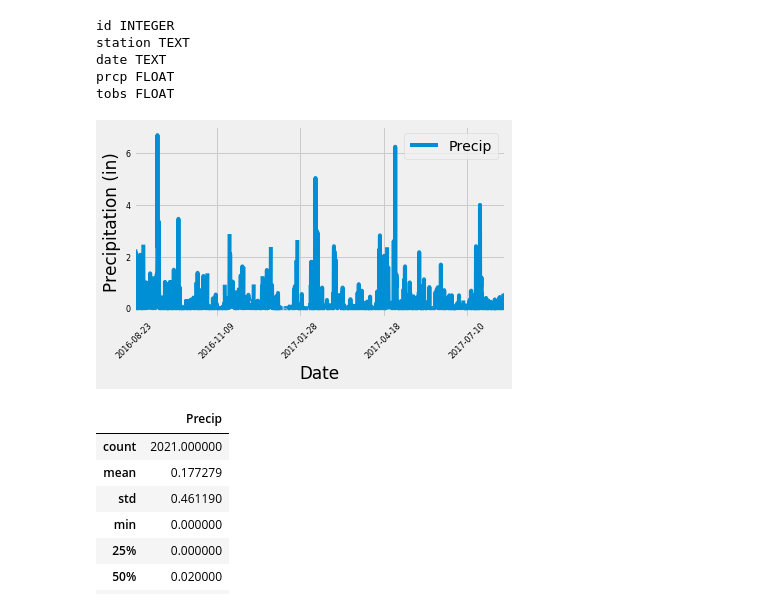
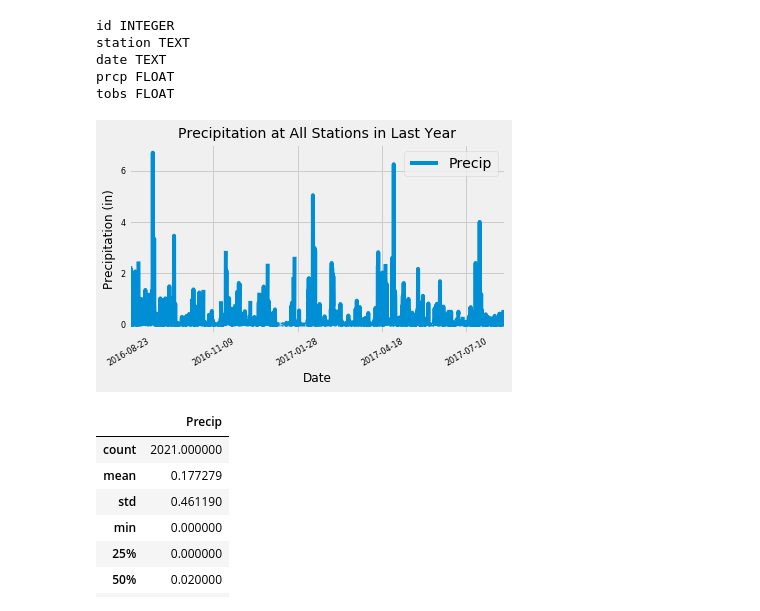
Before and after one commit to jpicca/sqlalchemy-challenge, a Jupyter notebook: climate_starter.ipynb, the cells around one changed output. Cells and saved outputs as stored; diff of their text form; code cells hidden in the pictures.

```diff
--- a/climate_starter.ipynb
+++ b/climate_starter.ipynb
@@ -52,36 +52,38 @@ tobs FLOAT
 # %%
 # Design a query to retrieve the last 12 months of precipitation data and plot the results
 
 # Calculate the date 1 year ago from the last data point in the database
 
 lastDayOfData = session.query(Measurement.date).order_by(Measurement.date.desc()).limit(1).all()[0][0]
 oneYearAgo = dt.datetime.strptime(lastDayOfData, '%Y-%m-%d')-dt.timedelta(days=366)
 dateQuery = dt.datetime.strftime(oneYearAgo,'%Y-%m-%d')
 
 # Perform a query to retrieve the data and precipitation scores
 
 last12pcpn = session.query(Measurement.date,Measurement.prcp).filter(Measurement.date > dateQuery)
 
 # Save the query results as a Pandas DataFrame and set the index to the date column
 
 date = [day[0] for day in last12pcpn]
 pcpn = [day[1] for day in last12pcpn]
 
 df = pd.DataFrame({'Date':date,'Precip':pcpn}).set_index('Date')
 
 # Sort the dataframe by date
 
 df = df.sort_values('Date')
 
 # Use Pandas Plotting with Matplotlib to plot the data
 
-df.plot(y='Precip',rot=45,fontsize=8)
-plt.ylabel("Precipitation (in)")
+df.plot(y='Precip',rot=30,fontsize=8)
+plt.ylabel("Precipitation (in)",fontsize=12)
+plt.xlabel("Date",fontsize=12)
+plt.title('Precipitation at All Stations in Last Year',fontsize=14)
 plt.tight_layout()
 plt.savefig('./myImages/precip.png',dpi=300)
 plt.show()
 # %% [output]
-[figure, old version]
+[figure, new version]
 # %%
 # Use Pandas to calcualte the summary statistics for the precipitation data
 df.describe()
```
Also changed, not shown: parts of 11 cells of this notebook, 3 other files.
